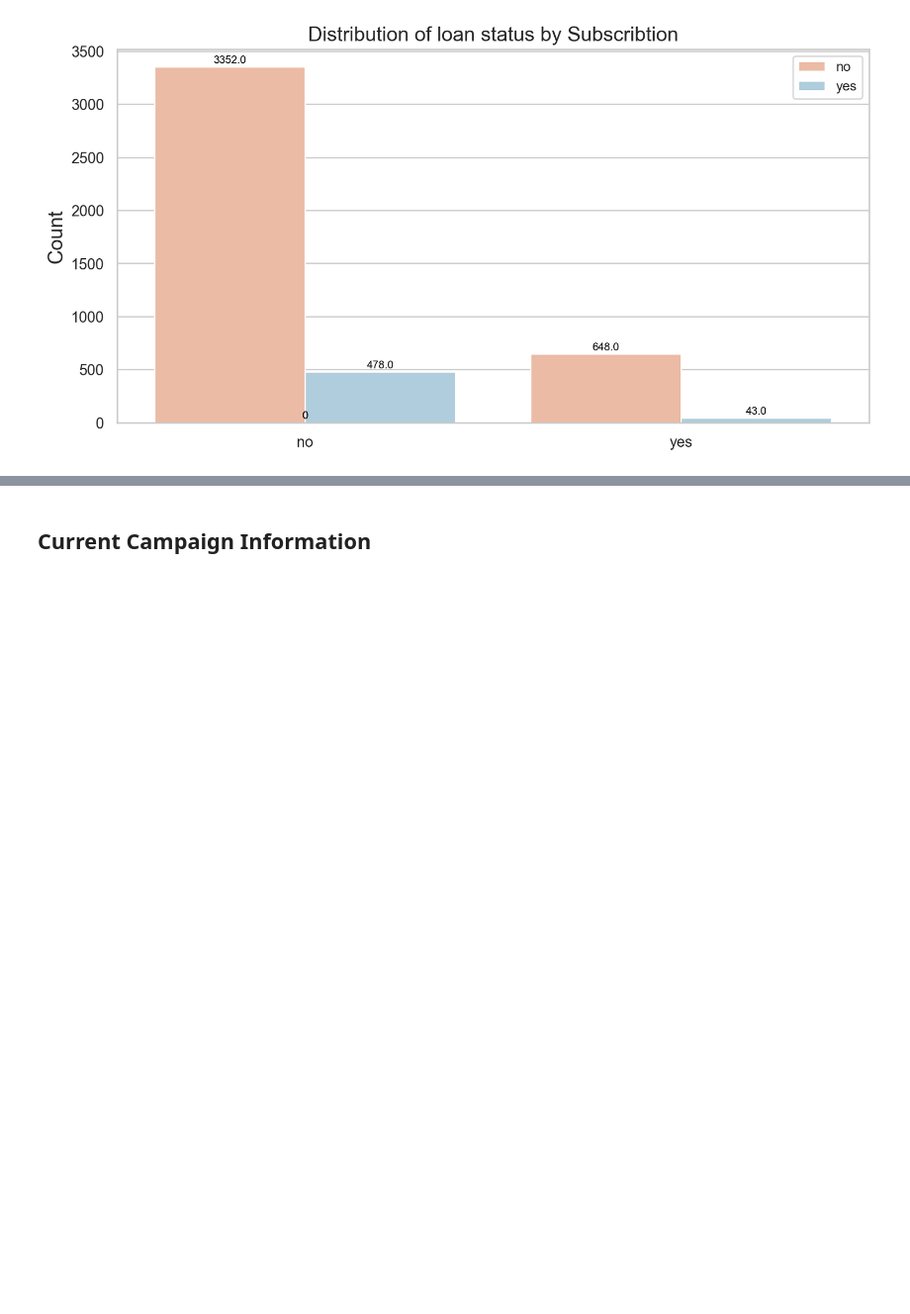
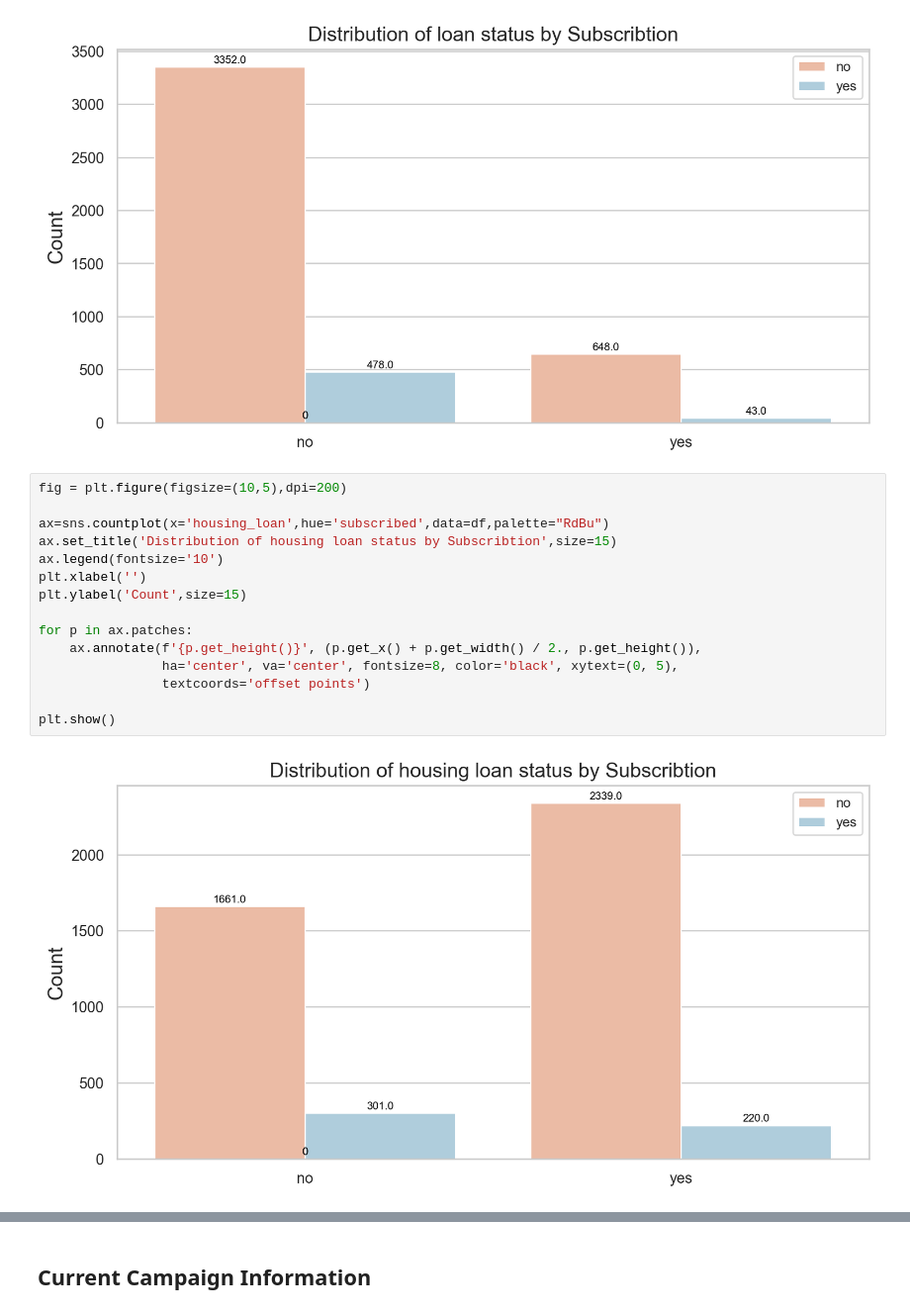
Before and after one commit to FTDS-SBY-002/-FTDS-002-SBY-group-002, a Jupyter notebook: EDA v1.ipynb, the cells around one changed output, grey strips where cells are left out. Shown at 99% size. Cells and saved outputs as stored; diff of their text form; blank space fills up the shorter version.

```diff
--- a/EDA v1.ipynb
+++ b/EDA v1.ipynb
@@ -624,3 +646,20 @@ for p in ax.patches:
 plt.show()
 # %% [output]
 [figure]
+# %%
+fig = plt.figure(figsize=(10,5),dpi=200)
+
+ax=sns.countplot(x='housing_loan',hue='subscribed',data=df,palette="RdBu")
+ax.set_title('Distribution of housing loan status by Subscribtion',size=15)
+ax.legend(fontsize='10')
+plt.xlabel('')
+plt.ylabel('Count',size=15)
+
+for p in ax.patches:
+    ax.annotate(f'{p.get_height()}', (p.get_x() + p.get_width() / 2., p.get_height()),
+                ha='center', va='center', fontsize=8, color='black', xytext=(0, 5),
+                textcoords='offset points')
+
+plt.show()
+# %% [output]
+[figure, added]
```
Also changed, not shown: parts of 11 cells of this notebook, 10 other files.
